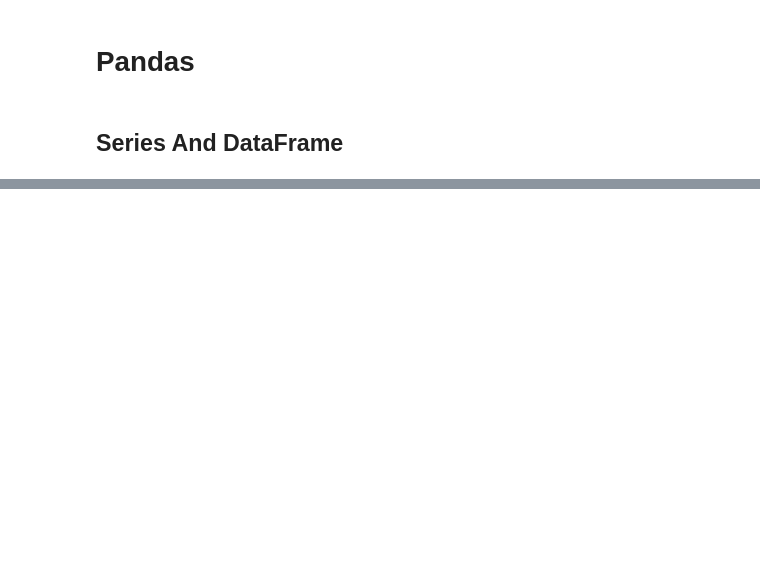
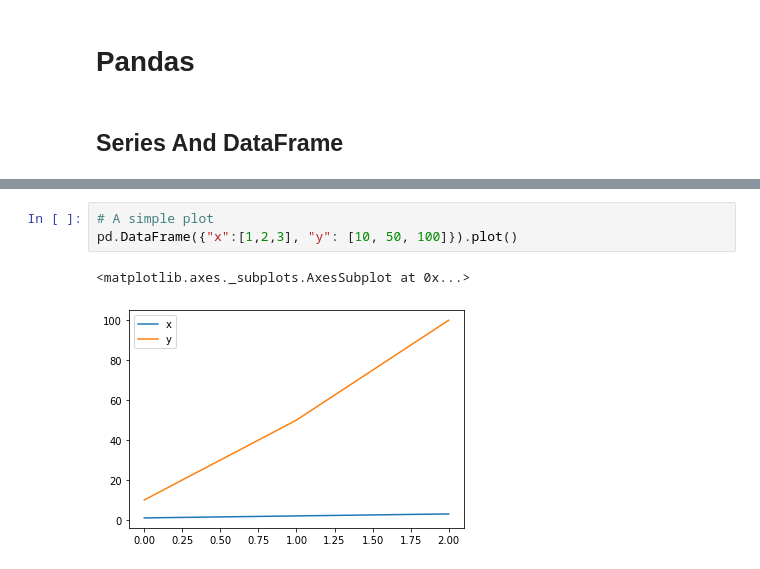
Before and after one commit to SidharthArya/.bspwm, a Jupyter notebook: Assignments/001_Basic_Python.ipynb, the cells around one changed output, grey strips where cells are left out. Saved outputs shown, nothing was run; the diff lists cells and outputs as text; blank space fills up the shorter version.

```diff
--- a/Assignments/001_Basic_Python.ipynb
+++ b/Assignments/001_Basic_Python.ipynb
@@ -154,0 +586,6 @@ set(list3)
+# %%
+# A simple plot
+pd.DataFrame({"x":[1,2,3], "y": [10, 50, 100]}).plot()
+# %% [output]
+<matplotlib.axes._subplots.AxesSubplot at 0x...>
+[figure, added]
```
Also changed, not shown: parts of 57 cells of this notebook.
